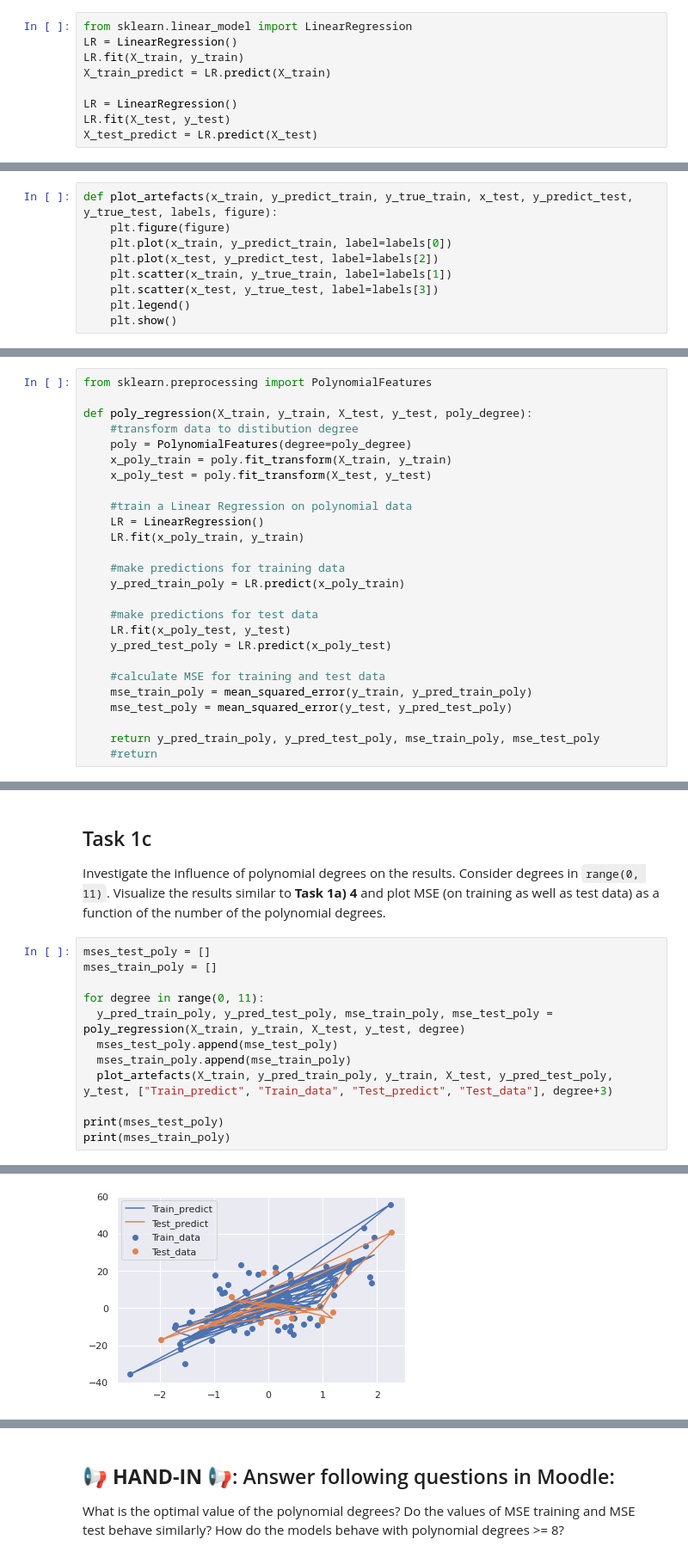
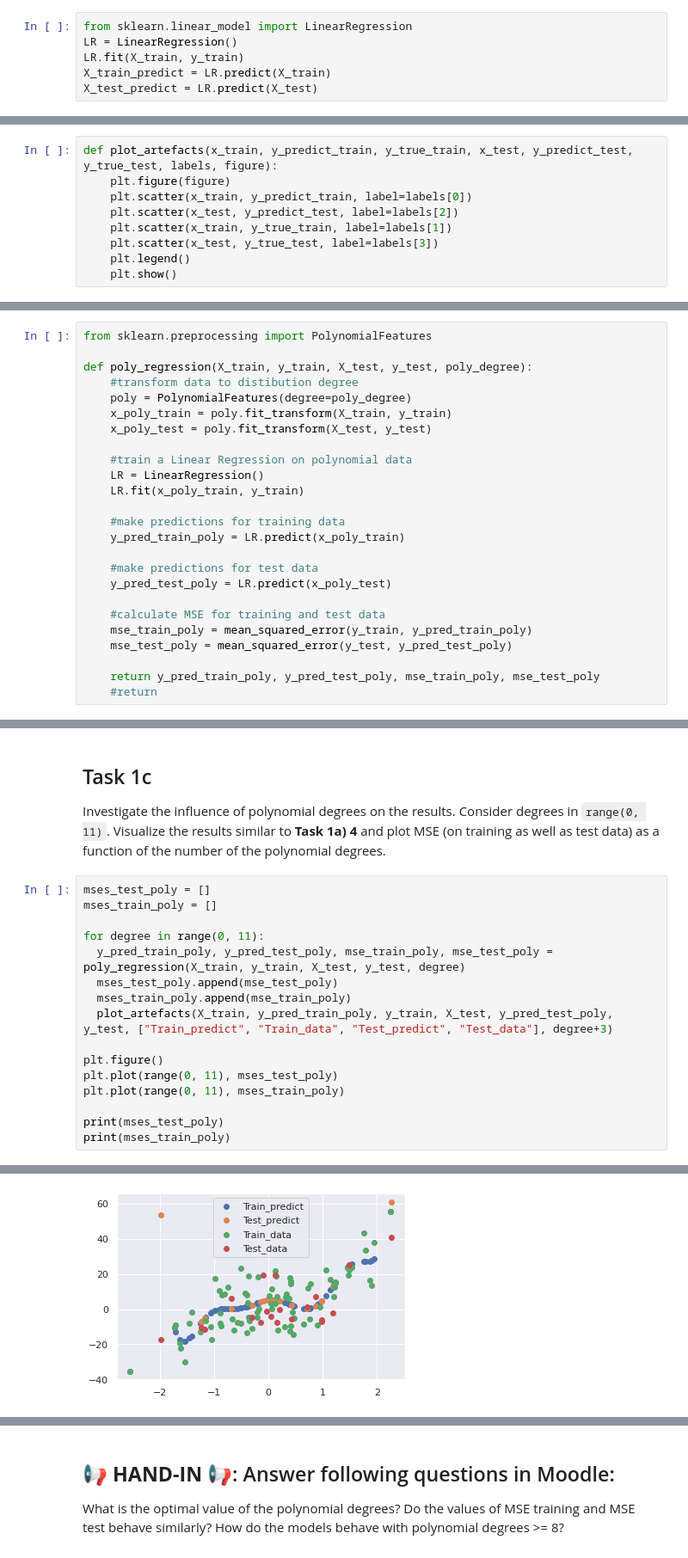
Before and after one commit to PhilippeGithub/mldm_fs23, a Jupyter notebook: labs/L04_Polynomial_and_Logistic_Regression_LAB_ASSIGNMENT.ipynb, the cells around one changed output, grey strips where cells are left out. Shown: that part at 86% size. Cells and saved outputs as stored; diff of their text form.

```diff
--- a/labs/L04_Polynomial_and_Logistic_Regression_LAB_ASSIGNMENT.ipynb
+++ b/labs/L04_Polynomial_and_Logistic_Regression_LAB_ASSIGNMENT.ipynb
@@ -39,9 +39,6 @@ from sklearn.linear_model import LinearRegression
 LR = LinearRegression()
 LR.fit(X_train, y_train)
 X_train_predict = LR.predict(X_train)
-
-LR = LinearRegression()
-LR.fit(X_test, y_test)
 X_test_predict = LR.predict(X_test)
 # %% [markdown]
 3. Calculate MSE for training as well as for test data.
@@ -61,8 +58,8 @@ MSE of test data: 116.9150848321741
 # %%
 def plot_artefacts(x_train, y_predict_train, y_true_train, x_test, y_predict_test, y_true_test, labels, figure):
     plt.figure(figure)
-    plt.plot(x_train, y_predict_train, label=labels[0])
-    plt.plot(x_test, y_predict_test, label=labels[2])
+    plt.scatter(x_train, y_predict_train, label=labels[0])
+    plt.scatter(x_test, y_predict_test, label=labels[2])
     plt.scatter(x_train, y_true_train, label=labels[1])
     plt.scatter(x_test, y_true_test, label=labels[3])
     plt.legend()
@@ -96,7 +93,6 @@ def poly_regression(X_train, y_train, X_test, y_test, poly_degree):
     y_pred_train_poly = LR.predict(x_poly_train)
 
     #make predictions for test data
-    LR.fit(x_poly_test, y_test)
     y_pred_test_poly = LR.predict(x_poly_test)
 
     #calculate MSE for training and test data
@@ -132,6 +128,10 @@ for degree in range(0, 11):
   mses_train_poly.append(mse_train_poly)
   plot_artefacts(X_train, y_pred_train_poly, y_train, X_test, y_pred_test_poly, y_test, ["Train_predict", "Train_data", "Test_predict", "Test_data"], degree+3)
 
+plt.figure()
+plt.plot(range(0, 11), mses_test_poly)
+plt.plot(range(0, 11), mses_train_poly)
+
 print(mses_test_poly)
 print(mses_train_poly)
 # %% [output]
@@ -148 +148 @@ print(mses_train_poly)
-[figure, old version]
+[figure, new version]
```
Also changed, not shown: parts of 9 cells of this notebook.
